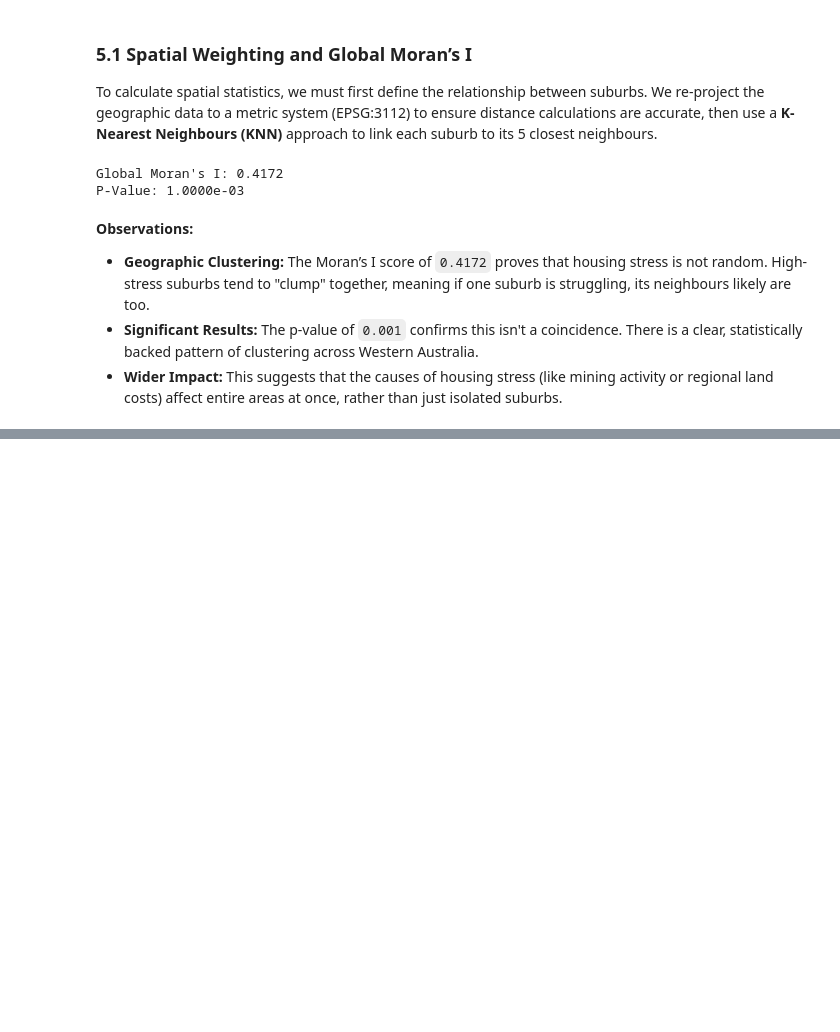
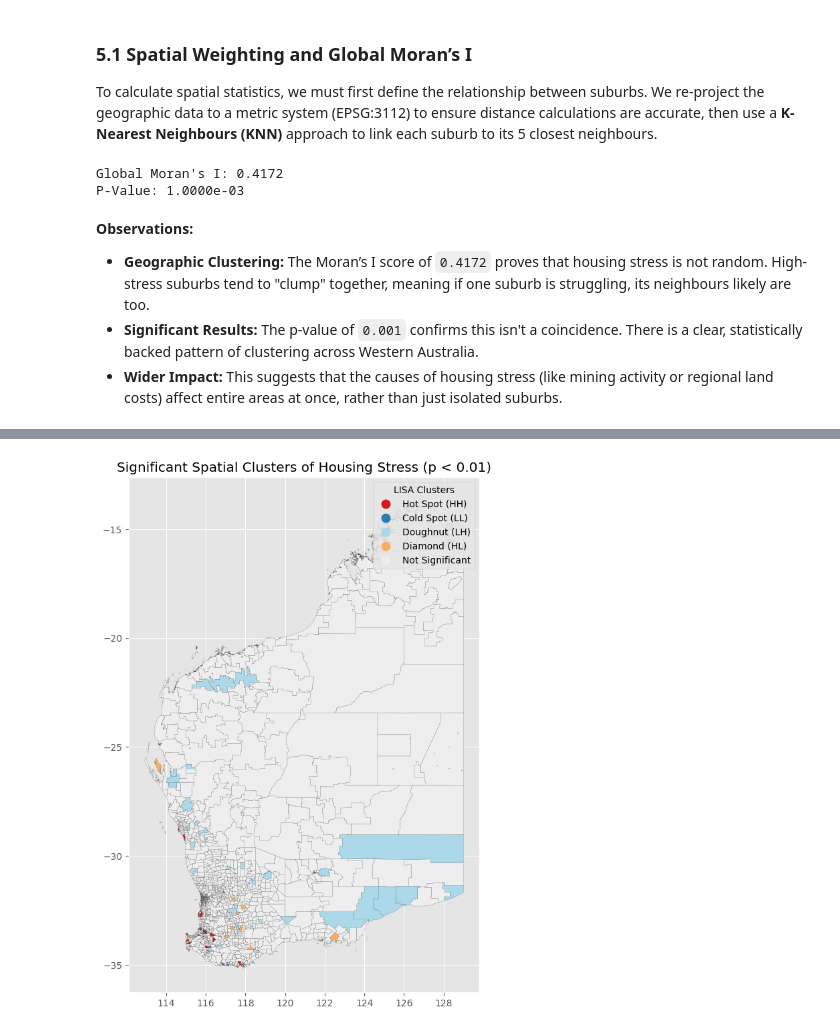
Before and after one commit to GaryUWA/WA-Housing-Model-2021-analysis, a Jupyter notebook: notebooks/02_statistical_eda.ipynb, the cells around one changed output, grey strips where cells are left out. Saved outputs shown, nothing was run; the diff lists cells and outputs as text; code cells hidden in the pictures; blank space fills up the shorter version.

```diff
--- a/notebooks/02_statistical_eda.ipynb
+++ b/notebooks/02_statistical_eda.ipynb
@@ -332,0 +345,52 @@ P-Value: 1.0000e-03
+# %%
+from esda.moran import Moran_Local
+import matplotlib.colors as mcolors
+
+# Calculate Local Moran's I
+y = spatial_df['housing_stress_index'].values
+lisa = Moran_Local(y, w, permutations=999) # Increased permutations for stable p-values
+
+# Identify cluster types and set a stricter significance threshold
+spatial_df['cluster'] = lisa.q
+# Using 0.01 instead of 0.05 to prune 'noise' in sparsely populated regions
+spatial_df['significant'] = lisa.p_sim < 0.01
+
+# Map numeric clusters to descriptive labels
+cluster_labels = {1: 'Hot Spot (HH)', 2: 'Cold Spot (LL)', 3: 'Doughnut (LH)', 4: 'Diamond (HL)'}
+
+# Apply labels only to highly significant rows
+spatial_df['cluster_label'] = 'Not Significant'
+for i, label in cluster_labels.items():
+    spatial_df.loc[(spatial_df['cluster'] == i) & (spatial_df['significant'] == True), 'cluster_label'] = label
+
+# Define strictly ordered categories and neutral grey
+categories = ['Hot Spot (HH)', 'Cold Spot (LL)', 'Doughnut (LH)', 'Diamond (HL)', 'Not Significant']
+color_dict = {
+    'Hot Spot (HH)': '#d7191c',      # Vivid Red
+    'Cold Spot (LL)': '#2c7bb6',      # Vivid Blue
+    'Doughnut (LH)': '#abd9e9',      # Light Blue
+    'Diamond (HL)': '#fdae61',       # Orange
+    'Not Significant': '#eeeeee'     # Neutral Grey
+}
+
+# Convert to categorical and create colormap
+spatial_df['cluster_label'] = pd.Categorical(spatial_df['cluster_label'], categories=categories)
+custom_cmap = mcolors.ListedColormap([color_dict[cat] for cat in categories])
+
+# Final Visualisation with stricter filtering
+fig, ax = plt.subplots(figsize=(12, 10))
+spatial_df.plot(
+    column='cluster_label',
+    categorical=True,
+    legend=True,
+    cmap=custom_cmap,
+    ax=ax,
+    edgecolor='black',
+    linewidth=0.1,
+    legend_kwds={'loc': 'upper right', 'title': 'LISA Clusters'}
+)
+
+plt.title('Significant Spatial Clusters of Housing Stress (p < 0.01)')
+plt.show()
+# %% [output]
+[figure, added]
```
Also changed, not shown: parts of 2 cells of this notebook.
